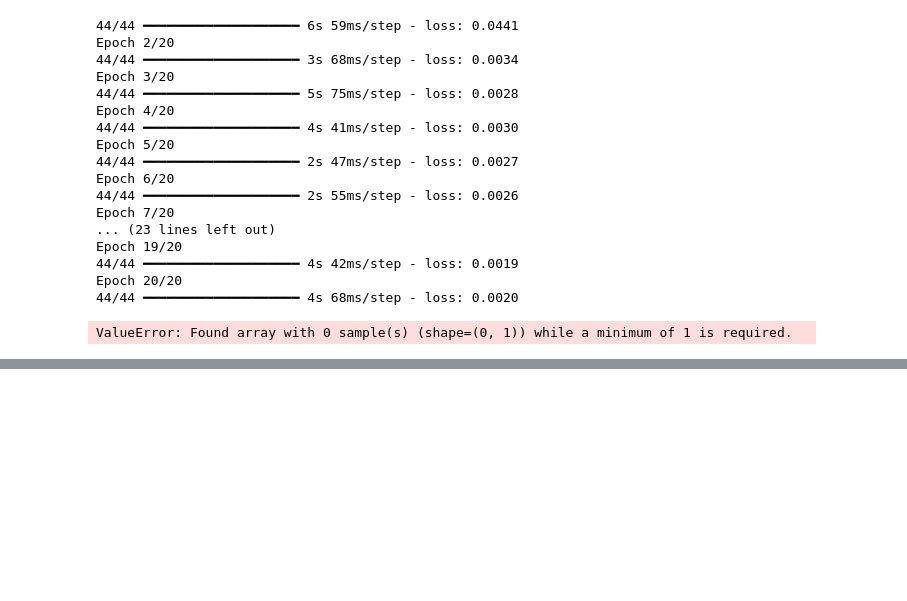
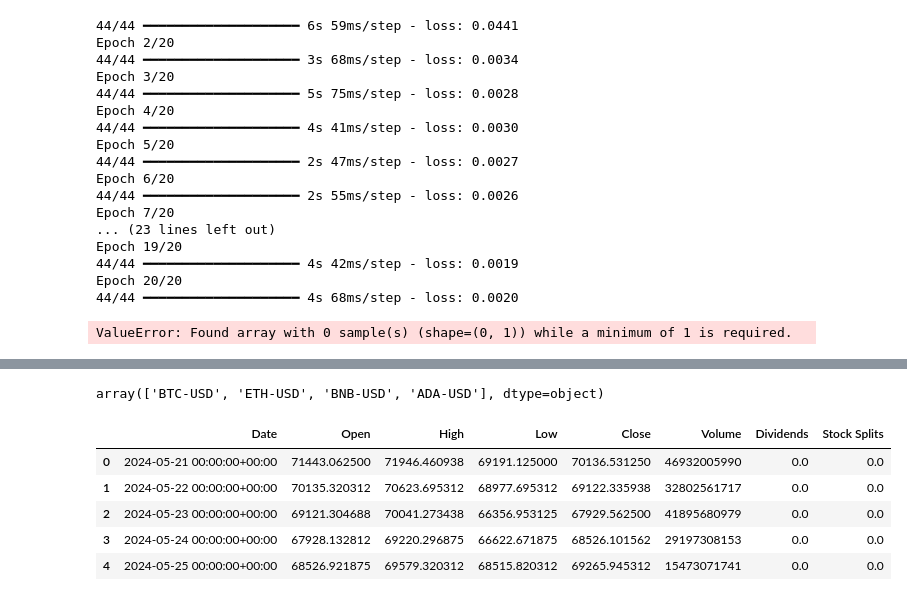
Before and after one commit to Group5-week9-10ac/Crypto-Trading-Engineering, a Jupyter notebook: backend/notebooks/load-data.ipynb, the cells around one changed output, grey strips where cells are left out. Cells and saved outputs as stored; diff of their text form; code cells hidden in the pictures; blank space fills up the shorter version.

```diff
--- a/backend/notebooks/load-data.ipynb
+++ b/backend/notebooks/load-data.ipynb
@@ -559,0 +571,16 @@ ValueError: Found array with 0 sample(s) (shape=(0, 1)) while a minimum of 1 is
+# %%
+df['Symbol'].unique()
+# %% [output]
+array(['BTC-USD', 'ETH-USD', 'BNB-USD', 'ADA-USD'], dtype=object)
+# %%
+import pandas as pd
+data1 = pd.read_csv('/home/moraa/Documents/10_academy/Week-9/Crypto-Trading-Engineering/MLOps/backend/notebooks/btc_data.csv')
+
+data1.head()
+# %% [output]
+|  | Date | Open | High | Low | Close | Volume | Dividends | Stock Splits |
+| 0 | 2024-05-21 00:00:00+00:00 | 71443.062500 | 71946.460938 | 69191.125000 | 70136.531250 | 46932005990 | 0.0 | 0.0 |
+| 1 | 2024-05-22 00:00:00+00:00 | 70135.320312 | 70623.695312 | 68977.695312 | 69122.335938 | 32802561717 | 0.0 | 0.0 |
+| 2 | 2024-05-23 00:00:00+00:00 | 69121.304688 | 70041.273438 | 66356.953125 | 67929.562500 | 41895680979 | 0.0 | 0.0 |
+| 3 | 2024-05-24 00:00:00+00:00 | 67928.132812 | 69220.296875 | 66622.671875 | 68526.101562 | 29197308153 | 0.0 | 0.0 |
+| 4 | 2024-05-25 00:00:00+00:00 | 68526.921875 | 69579.320312 | 68515.820312 | 69265.945312 | 15473071741 | 0.0 | 0.0 |
```
Also changed, not shown: parts of 2 cells of this notebook, 20 other files.
